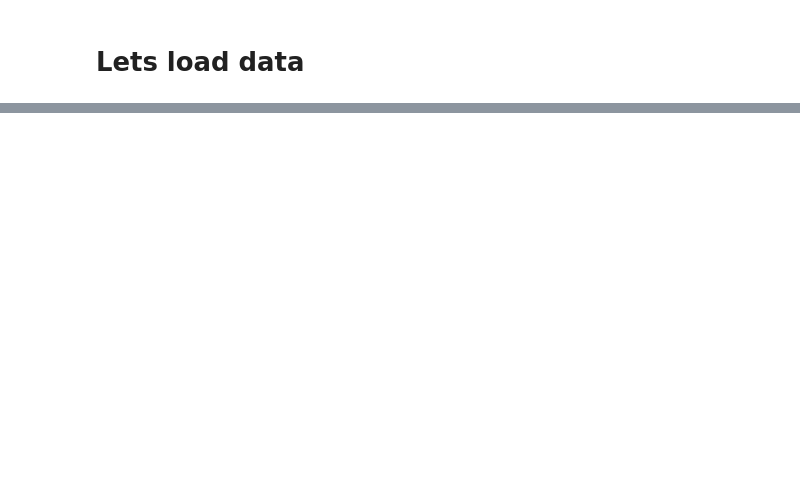
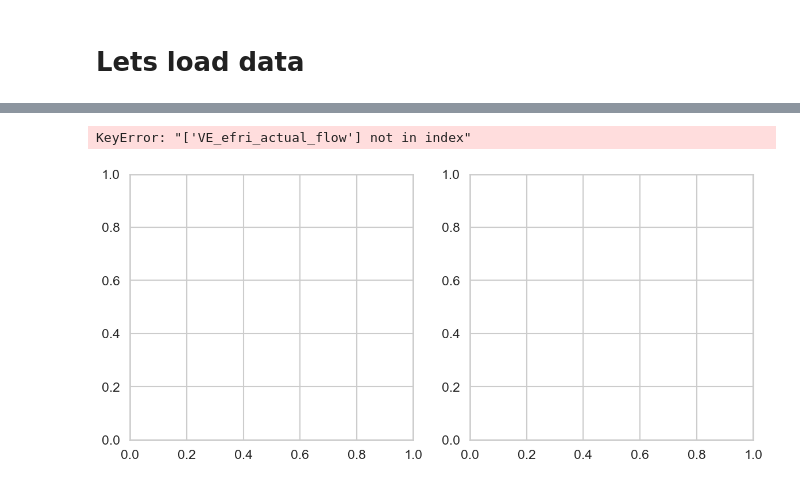
Before and after one commit to frodibrooks/OptimisedHeating, a Jupyter notebook: Epanet_python/plot_validation_RS.ipynb, the cells around one changed output, grey strips where cells are left out. Drawn from its saved outputs; the diff is of its cells as text; code cells hidden in the pictures; blank space fills up the shorter version.

Commit message:
flow rs skrýtið

```diff
--- a/Epanet_python/plot_validation_RS.ipynb
+++ b/Epanet_python/plot_validation_RS.ipynb
@@ -51,4 +97,7 @@ VE_nedri_flow_sim.head()
 # %%
-VE_nedri_power_sim = pd.read_csv("VE_nedri_pumps_energy_sim.csv")
-VE_nedri_power_sim.head()
+RS_power_sim = pd.read_csv("RS_energy_sim.csv")
+RS_power_sim = RS_power_sim.drop(columns = ["Time (hrs)", "Rjúpnasalir 2 (kW)"])
+RS_power_sim = RS_power_sim.rename(columns={"Rjúpnasalir 1 (kW)": "RS_simulated_power"})
+
+print(RS_power_sim)
 # %% [output]
@@ -60,0 +121,3 @@ VE_nedri_power_sim.head()
+# %%
+VE_nedri_df = pd.concat([RS_flow,RS_power,RS_flow_sim,RS_power_sim], axis=1)
+VE_nedri_df.head()
@@ -60,0 +131,6 @@ VE_nedri_power_sim.head()
+# %%
+VE_nedri_df["VE_efri_simulated_flow"] = VE_nedri_df["VE_efri_simulated_flow"] * 0.75
+# VE_nedri_df["VE_nedri_simulated_power"] = VE_nedri_df["VE_nedri_simulated_power"] * (1/8)
+
+
+VE_nedri_df.head()
@@ -60,0 +144,33 @@ VE_nedri_power_sim.head()
+# %%
+import matplotlib.pyplot as plt
+import seaborn as sns
+
+# Set seaborn theme for clean plots
+sns.set(style="whitegrid", context="talk")
+
+# Create subplots: 1 row, 2 columns, wider figure
+fig, axes = plt.subplots(1, 2, figsize=(14, 6))
+
+# Plot 1: Actual vs Simulated Flow
+sns.lineplot(ax=axes[0], data=VE_nedri_df[["VE_efri_actual_flow", "VE_efri_simulated_flow"]])
+axes[0].set_title("Actual vs Simulated Flow")
+axes[0].set_xlabel("Sample")
+axes[0].set_ylabel("Flow LPS")
+axes[0].legend(["Actual", "Simulated"])
+axes[0].tick_params(axis='x', rotation=45)
+axes[0].grid(True)
+
+# Plot 2: Actual vs Simulated Power
+sns.lineplot(ax=axes[1], data=VE_nedri_df[["VE_efri_actual_power", "VE_efri_simulated_power"]])
+axes[1].set_title("Actual vs Simulated Power")
+axes[1].set_xlabel("Sample")
+axes[1].set_ylabel("Power (kW)")
+axes[1].legend(["Actual", "Simulated"])
+axes[1].tick_params(axis='x', rotation=45)
+axes[1].grid(True)
+
+plt.tight_layout()
+plt.show()
+# %% [output]
+KeyError: "['VE_efri_actual_flow'] not in index"
+[figure, added]
```
Also changed, not shown: parts of 10 cells of this notebook.
